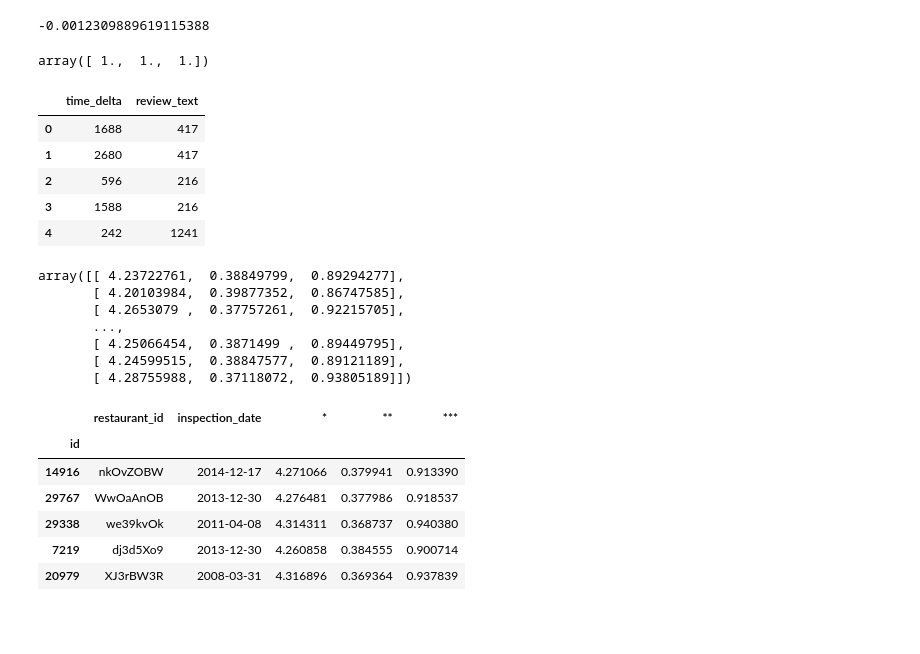
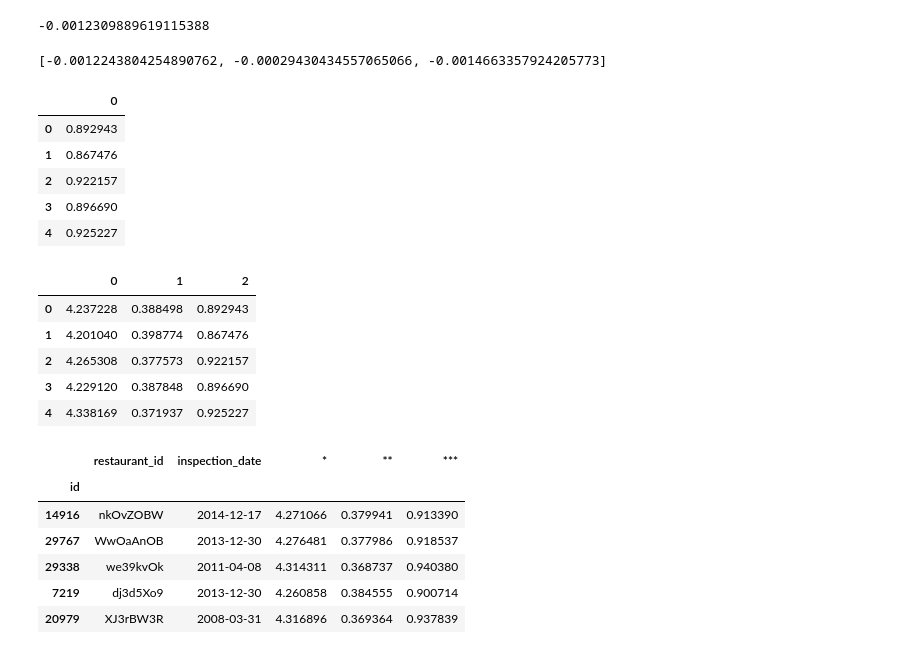
Before and after one commit to potatochip/kojak, a Jupyter notebook: feature_exploration.ipynb, the cells around one changed output. Saved outputs shown, nothing was run; the diff lists cells and outputs as text; code cells hidden in the pictures; blank space fills up the shorter version.

```diff
--- a/feature_exploration.ipynb
+++ b/feature_exploration.ipynb
@@ -206,7 +451,7 @@ triplex.head()
 def pull_features(df):
     features = df[['time_delta', 'review_text']]
     features.review_text = features.review_text.apply(lambda x: len(x))
-    response = df[['*', '**', '***']].astype(np.float64)
+    response = df[['score_lvl_1', 'score_lvl_2', 'score_lvl_3']].astype(np.float64)
     return features, response
 # %%
 X, y = pull_features(train_df)
@@ -270,9 +503,3 @@ from sklearn.cross_validation import cross_val_score
 np.mean(cross_val_score(LinearRegression(), X, y, cv=3))
 # %% [output]
 -0.0012309889619115388
-# %%
-Xa=[[1,2,3,4],[1,2,3,4],[1,2,3,4],[1,2,3,4],[1,2,3,4]]
-ya=[[1,2,3,4],[1,2,3,4],[1,2,3,4],[1,2,3,4],[1,2,3,4]]
-cross_val_score(LinearRegression(), Xa, ya, n_jobs=-1)
-# %% [output]
-array([ 1.,  1.,  1.])
@@ -279,28 +510,32 @@ array([ 1.,  1.,  1.])
+# %%
+scr_lst
+# %% [output]
+[-0.0012243804254890762, -0.00029430434557065066, -0.0014663357924205773]
+# %%
+m2 = LinearRegression().fit(X, y['***']).predict(X_test)
+pd.DataFrame(m2).head()
+# %% [output]
+|  | 0 |
+| 0 | 0.892943 |
+| 1 | 0.867476 |
+| 2 | 0.922157 |
+| 3 | 0.896690 |
+| 4 | 0.925227 |
 # %%
 X_test, y_test = pull_features(test_df)
-# %%
-X_test.head()
-# %% [output]
-|  | time_delta | review_text |
-| 0 | 1688 | 417 |
-| 1 | 2680 | 417 |
-| 2 | 596 | 216 |
-| 3 | 1588 | 216 |
-| 4 | 242 | 1241 |
 # %%
 predictions = model.predict(X_test)
-predictions = np.clip(predictions, 0, np.inf)
+# predictions = np.clip(predictions, 0, np.inf)
 # try clipping after averaging scores also
-# %%
-predictions
-# %% [output]
-array([[ 4.23722761,  0.38849799,  0.89294277],
-       [ 4.20103984,  0.39877352,  0.86747585],
-       [ 4.2653079 ,  0.37757261,  0.92215705],
-       ...,
-       [ 4.25066454,  0.3871499 ,  0.89449795],
-       [ 4.24599515,  0.38847577,  0.89121189],
-       [ 4.28755988,  0.37118072,  0.93805189]])
+# %%
+pd.DataFrame(predictions).head()
+# %% [output]
+|  | 0 | 1 | 2 |
+| 0 | 4.237228 | 0.388498 | 0.892943 |
+| 1 | 4.201040 | 0.398774 | 0.867476 |
+| 2 | 4.265308 | 0.377573 | 0.922157 |
+| 3 | 4.229120 | 0.387848 | 0.896690 |
+| 4 | 4.338169 | 0.371937 | 0.925227 |
 # %%
 new_submission = data_grab.get_submission().copy()
 # train_labels, train_targets = data_grab.get_response()
```
Also changed, not shown: parts of 66 cells of this notebook, 7 other files.
